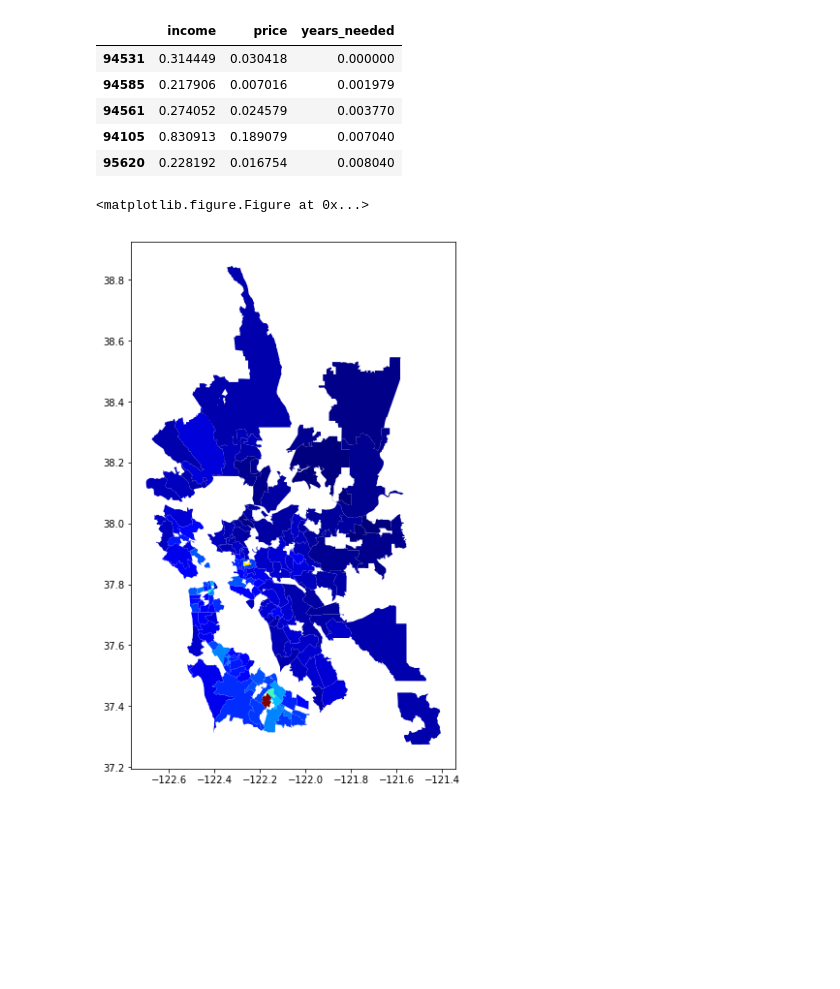
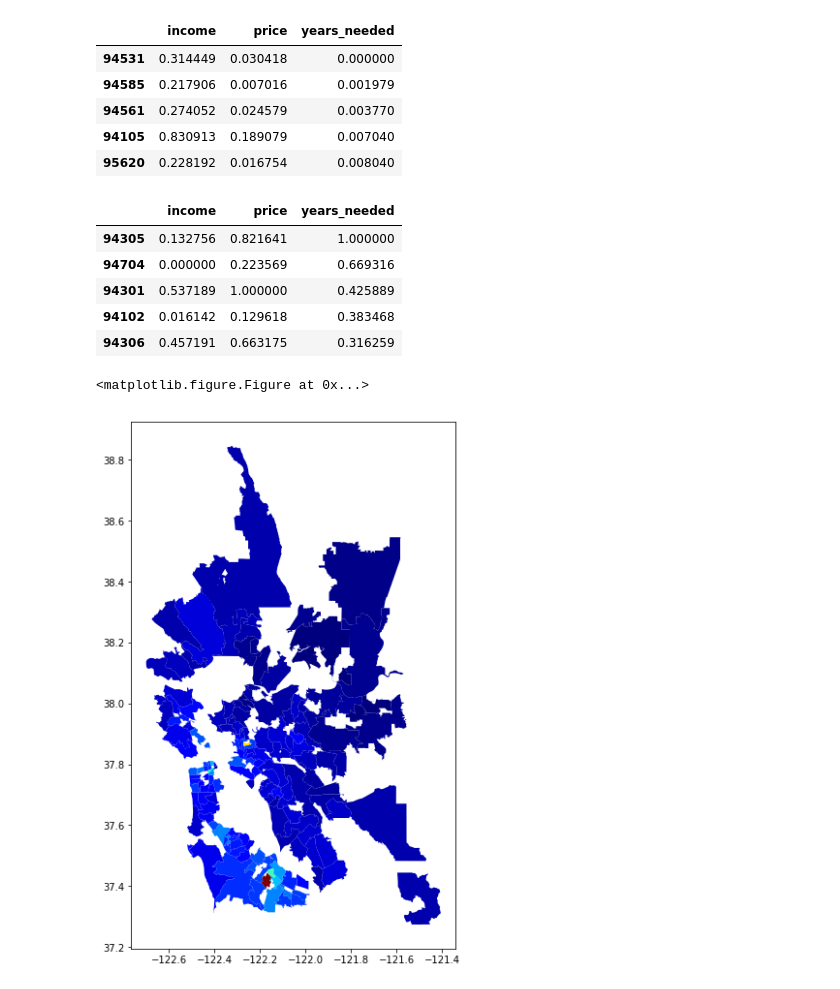
Before and after one commit to heronyang/house-price-vs-income, a Jupyter notebook: Income v.s. House Price.ipynb, the cells around one changed output. Saved outputs shown, nothing was run; the diff lists cells and outputs as text; code cells hidden in the pictures; blank space fills up the shorter version.

```diff
--- a/Income v.s. House Price.ipynb
+++ b/Income v.s. House Price.ipynb
@@ -367,6 +383,17 @@ normalized_df.head()
 | 94561 | 0.274052 | 0.024579 | 0.003770 |
 | 94105 | 0.830913 | 0.189079 | 0.007040 |
 | 95620 | 0.228192 | 0.016754 | 0.008040 |
+# %%
+# Sort the values based on number of years needed
+sorted_df = normalized_df.sort_values(['years_needed'], ascending = False)
+sorted_df.head()
+# %% [output]
+|  | income | price | years_needed |
+| 94305 | 0.132756 | 0.821641 | 1.000000 |
+| 94704 | 0.000000 | 0.223569 | 0.669316 |
+| 94301 | 0.537189 | 1.000000 | 0.425889 |
+| 94102 | 0.016142 | 0.129618 | 0.383468 |
+| 94306 | 0.457191 | 0.663175 | 0.316259 |
 # %%
 plot_shapes(filtered_shape_records, normalized_df, "years_needed")
 # %% [output]
```
Also changed, not shown: parts of 27 cells of this notebook, 1 other file.
